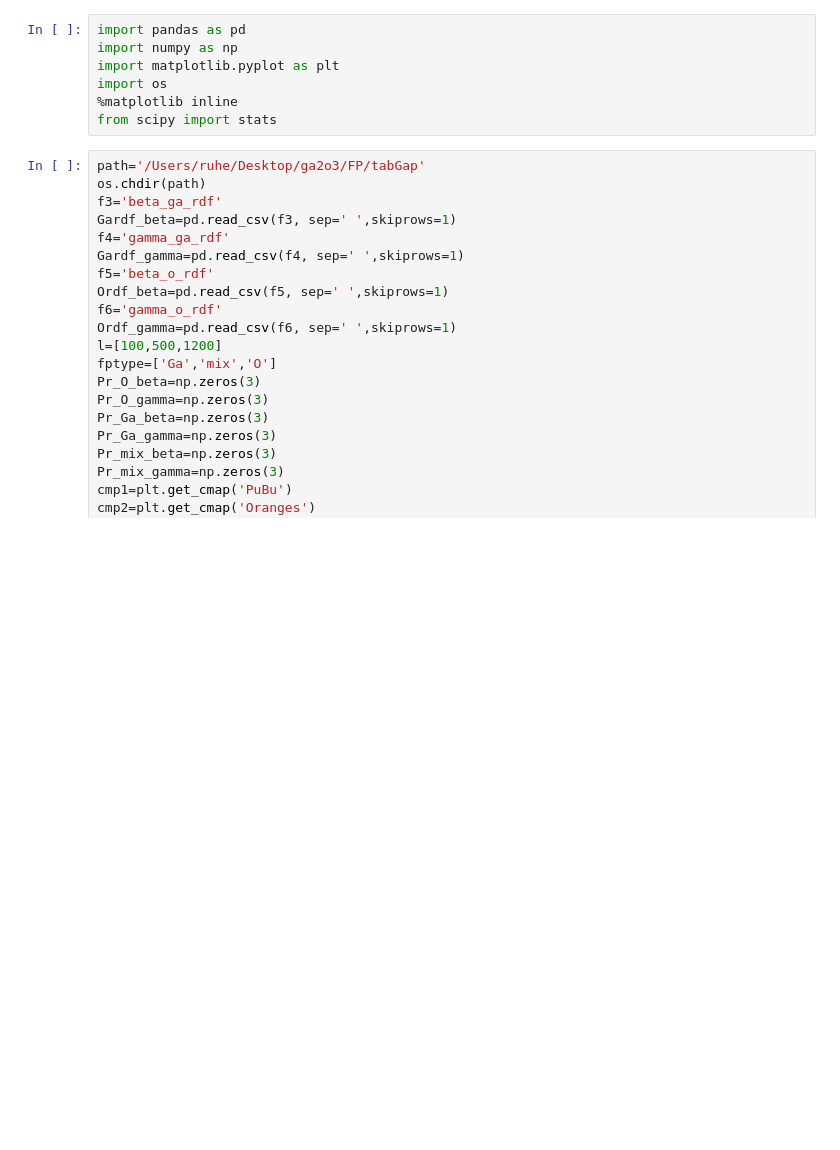
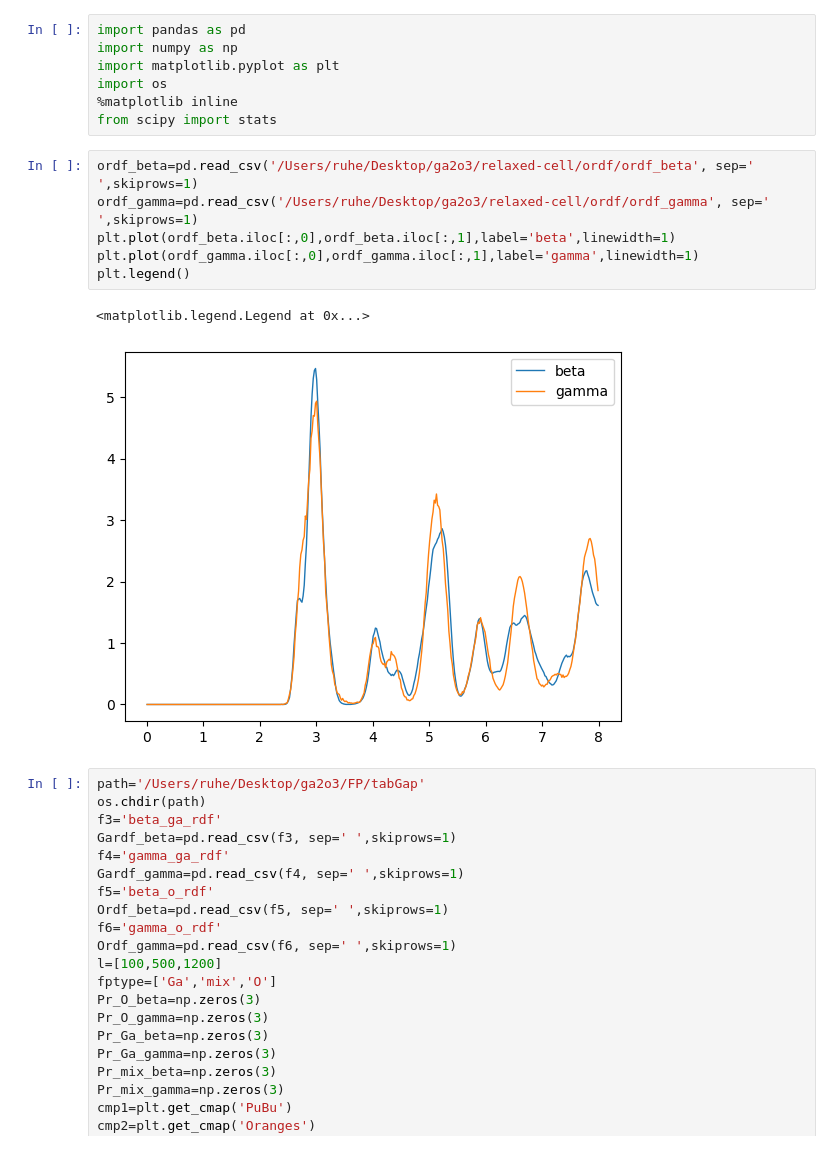
Before and after one commit to HE-RU10/ga2o3, a Jupyter notebook: rdf_FP-beta.ipynb, the cells around one changed output. Saved outputs shown, nothing was run; the diff lists cells and outputs as text; blank space fills up the shorter version.

```diff
--- a/rdf_FP-beta.ipynb
+++ b/rdf_FP-beta.ipynb
@@ -5,6 +5,15 @@ import matplotlib.pyplot as plt
 import os
 %matplotlib inline
 from scipy import stats
+# %%
+ordf_beta=pd.read_csv('/Users/ruhe/Desktop/ga2o3/relaxed-cell/ordf/ordf_beta', sep=' ',skiprows=1)
+ordf_gamma=pd.read_csv('/Users/ruhe/Desktop/ga2o3/relaxed-cell/ordf/ordf_gamma', sep=' ',skiprows=1)
+plt.plot(ordf_beta.iloc[:,0],ordf_beta.iloc[:,1],label='beta',linewidth=1)
+plt.plot(ordf_gamma.iloc[:,0],ordf_gamma.iloc[:,1],label='gamma',linewidth=1)
+plt.legend()
+# %% [output]
+<matplotlib.legend.Legend at 0x...>
+[figure, added]
 # %%
 path='/Users/ruhe/Desktop/ga2o3/FP/tabGap'
 os.chdir(path)
```
Also changed, not shown: parts of 1 cell of this notebook, 7 other files.
